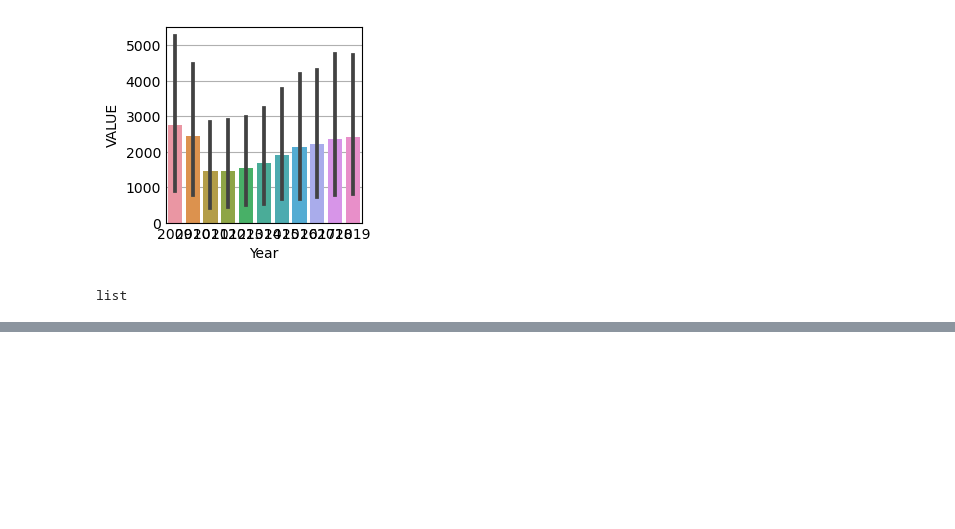
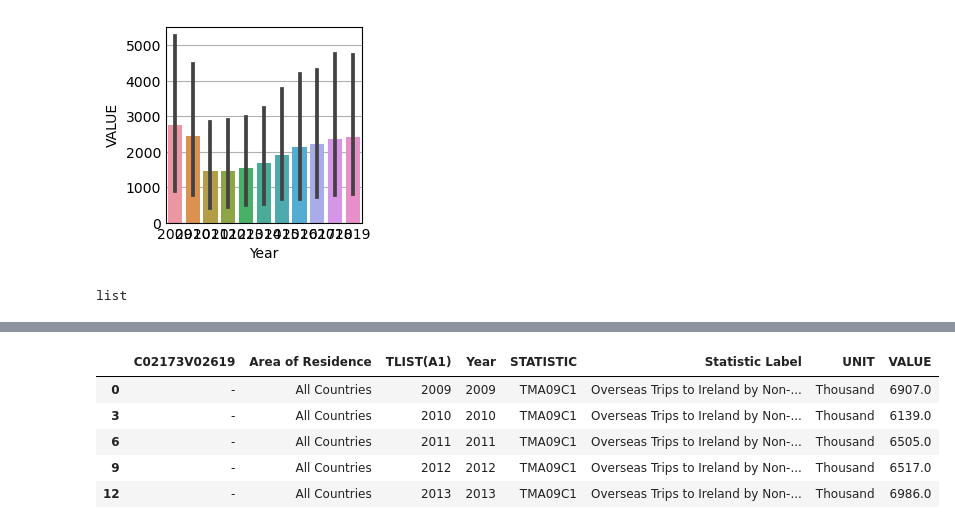
Before and after one commit to sba21725/MSC_DA_CA1, a Jupyter notebook: 01 Data Preparation.ipynb, the cells around one changed output, grey strips where cells are left out. Drawn from its saved outputs; the diff is of its cells as text; code cells hidden in the pictures; blank space fills up the shorter version.

```diff
--- a/01 Data Preparation.ipynb
+++ b/01 Data Preparation.ipynb
@@ -367,0 +358,9 @@ sns.relplot(
+# %%
+tma09_df_C1.head()
+# %% [output]
+|  | C02173V02619 | Area of Residence | TLIST(A1) | Year | STATISTIC | Statistic Label | UNIT | VALUE |
+| 0 | - | All Countries | 2009 | 2009 | TMA09C1 | Overseas Trips to Ireland by Non-... | Thousand | 6907.0 |
+| 3 | - | All Countries | 2010 | 2010 | TMA09C1 | Overseas Trips to Ireland by Non-... | Thousand | 6139.0 |
+| 6 | - | All Countries | 2011 | 2011 | TMA09C1 | Overseas Trips to Ireland by Non-... | Thousand | 6505.0 |
+| 9 | - | All Countries | 2012 | 2012 | TMA09C1 | Overseas Trips to Ireland by Non-... | Thousand | 6517.0 |
+| 12 | - | All Countries | 2013 | 2013 | TMA09C1 | Overseas Trips to Ireland by Non-... | Thousand | 6986.0 |
```
Also changed, not shown: parts of 9 cells of this notebook.
